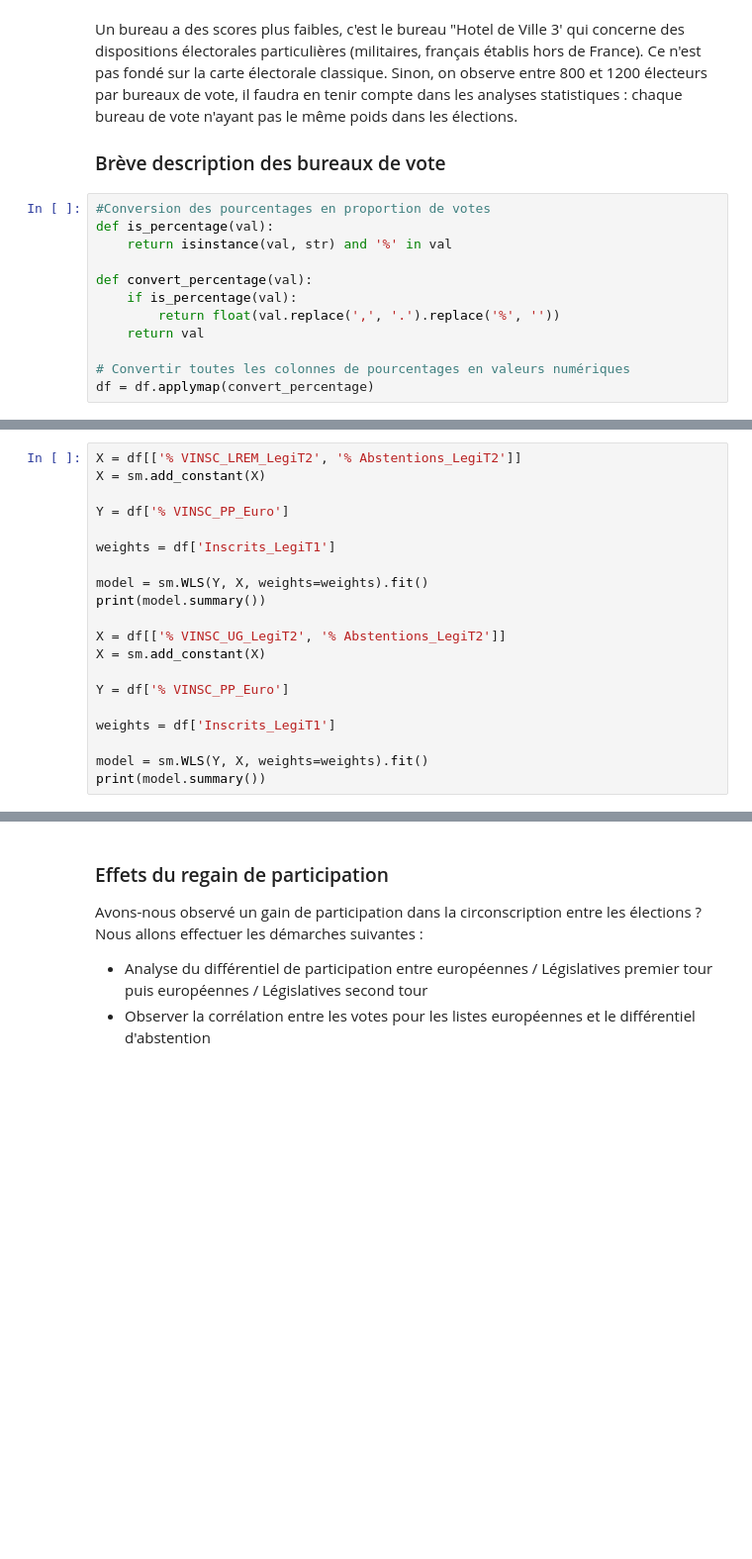
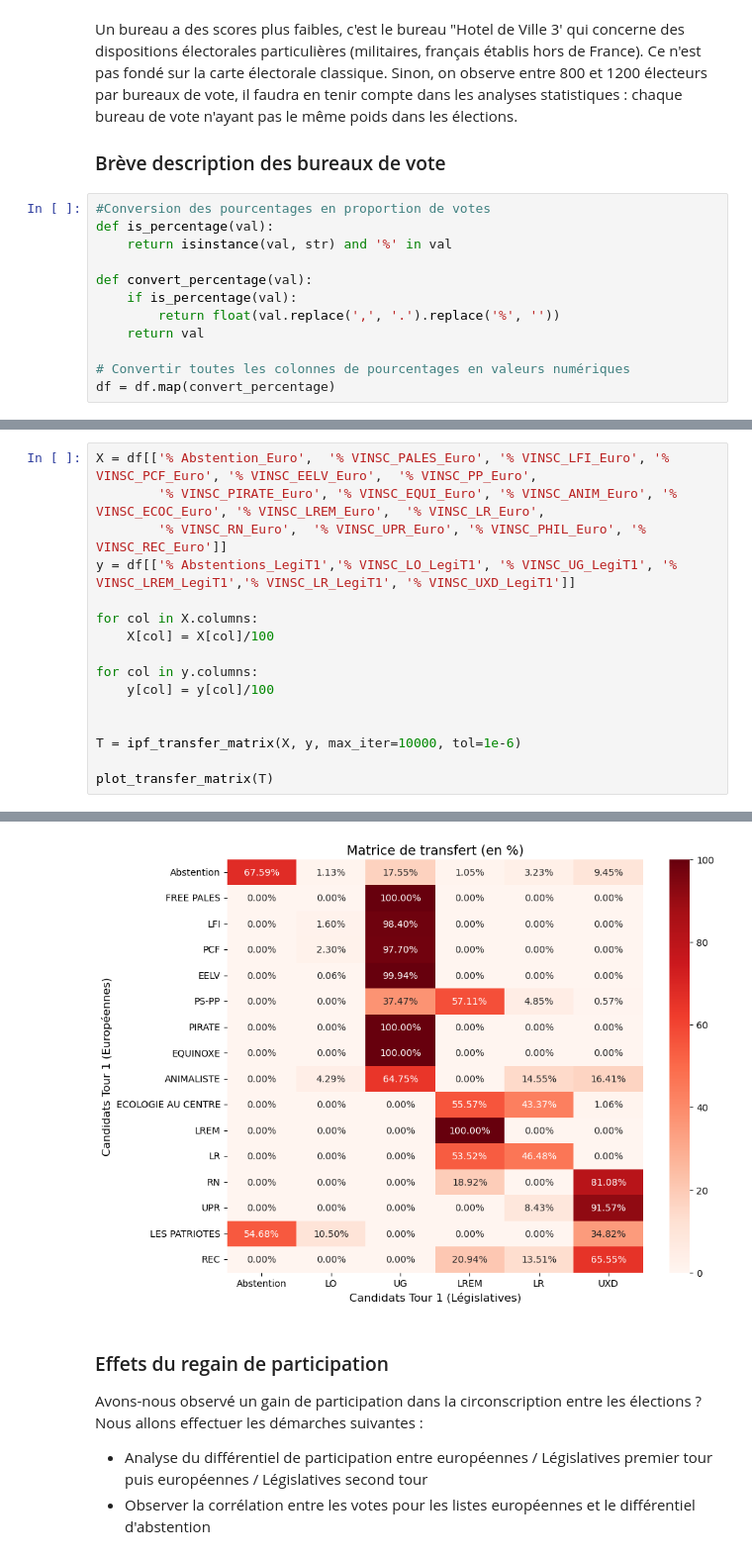
Before and after one commit to jmeynent/Circo381Analyse, a Jupyter notebook: Analyse.ipynb, the cells around one changed output, grey strips where cells are left out. Shown at 99% size. Drawn from its saved outputs; the diff is of its cells as text; blank space fills up the shorter version.

Commit message:
Correction simu Europe + Matrice de report euro legi + Reproduction pour Circo9106

```diff
--- a/Analyse.ipynb
+++ b/Analyse.ipynb
@@ -681,4 +681,4 @@ def convert_percentage(val):
     return val
 
 # Convertir toutes les colonnes de pourcentages en valeurs numériques
-df = df.applymap(convert_percentage)
+df = df.map(convert_percentage)
@@ -1011,20 +806,0 @@ Vérifions si ces mêmes dynamiques sont observées au second tour.
-# %%
-X = df[['% VINSC_LREM_LegiT2', '% Abstentions_LegiT2']]
-X = sm.add_constant(X)
-
-Y = df['% VINSC_PP_Euro']
-
-weights = df['Inscrits_LegiT1']
-
-model = sm.WLS(Y, X, weights=weights).fit()
-print(model.summary())
-
-X = df[['% VINSC_UG_LegiT2', '% Abstentions_LegiT2']]
-X = sm.add_constant(X)
-
-Y = df['% VINSC_PP_Euro']
-
-weights = df['Inscrits_LegiT1']
-
-model = sm.WLS(Y, X, weights=weights).fit()
-print(model.summary())
@@ -1055,0 +861,17 @@ Il faut garder en tête que l'abstention est un prédicteur plus fort du vote PS
+# %%
+X = df[['% Abstention_Euro',  '% VINSC_PALES_Euro', '% VINSC_LFI_Euro', '% VINSC_PCF_Euro', '% VINSC_EELV_Euro',  '% VINSC_PP_Euro',
+        '% VINSC_PIRATE_Euro', '% VINSC_EQUI_Euro', '% VINSC_ANIM_Euro', '% VINSC_ECOC_Euro', '% VINSC_LREM_Euro',  '% VINSC_LR_Euro',
+        '% VINSC_RN_Euro',  '% VINSC_UPR_Euro', '% VINSC_PHIL_Euro', '% VINSC_REC_Euro']]
+y = df[['% Abstentions_LegiT1','% VINSC_LO_LegiT1', '% VINSC_UG_LegiT1', '% VINSC_LREM_LegiT1','% VINSC_LR_LegiT1', '% VINSC_UXD_LegiT1']]
+
+for col in X.columns:
+    X[col] = X[col]/100
+
+for col in y.columns:
+    y[col] = y[col]/100
+
+
+T = ipf_transfer_matrix(X, y, max_iter=10000, tol=1e-6)
+
+plot_transfer_matrix(T)
+# %% [output]
@@ -1056,3 +889,4 @@ Il faut garder en tête que l'abstention est un prédicteur plus fort du vote PS
+[figure, added]
 # %% [markdown]
 ### Effets du regain de participation
 
```
Also changed, not shown: parts of 19 cells of this notebook, 1 other file.
